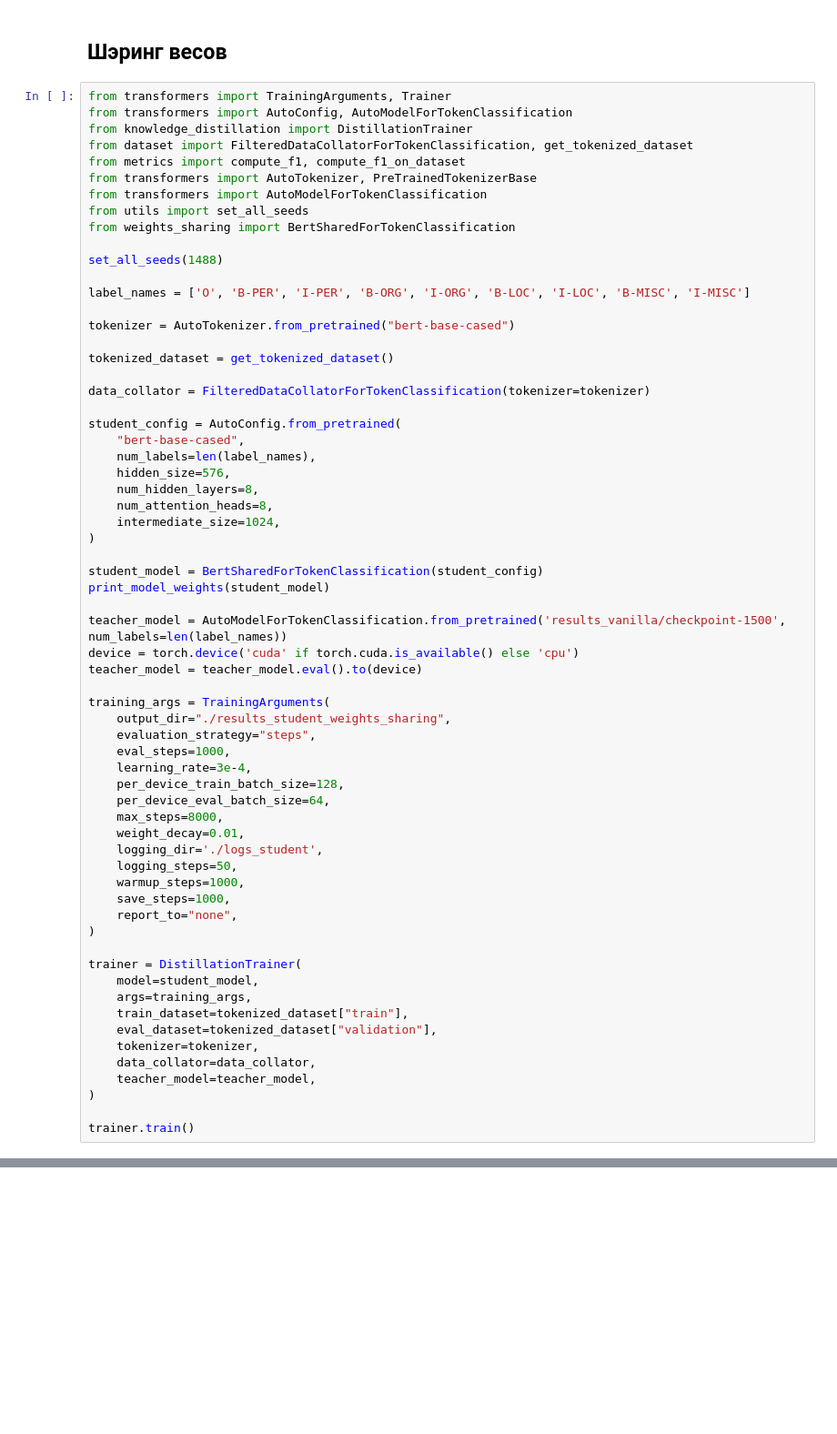
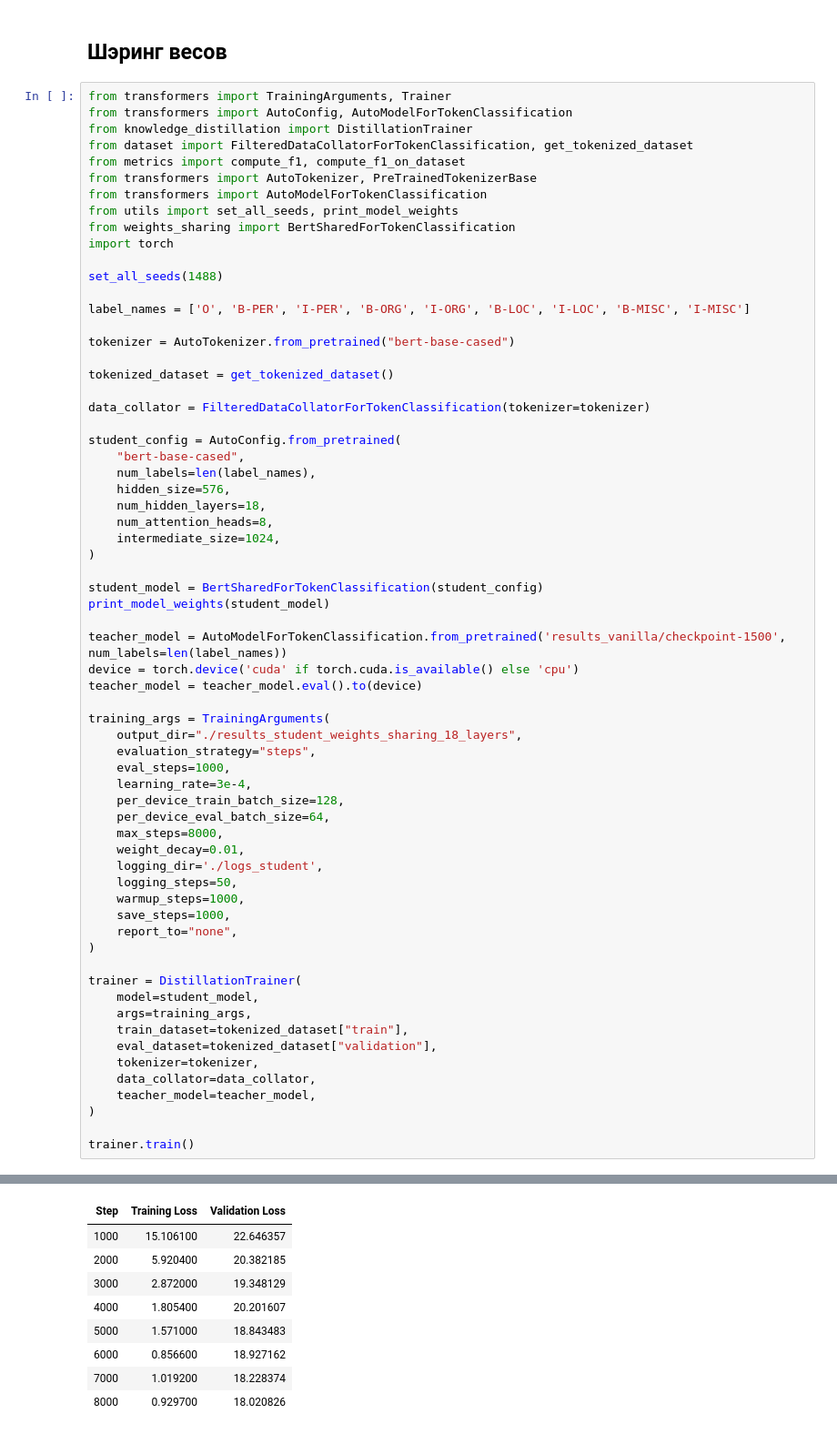
Before and after one commit to iyubondyrev/make_bert_small_again, a Jupyter notebook: main.ipynb, the cells around one changed output, grey strips where cells are left out. Shown: that part at 91% size. Drawn from its saved outputs; the diff is of its cells as text; blank space fills up the shorter version.

```diff
--- a/main.ipynb
+++ b/main.ipynb
@@ -468,8 +476,9 @@ from dataset import FilteredDataCollatorForTokenClassification, get_tokenized_da
 from metrics import compute_f1, compute_f1_on_dataset
 from transformers import AutoTokenizer, PreTrainedTokenizerBase
 from transformers import AutoModelForTokenClassification
-from utils import set_all_seeds
+from utils import set_all_seeds, print_model_weights
 from weights_sharing import BertSharedForTokenClassification
+import torch
 
 set_all_seeds(1488)
 
@@ -485,7 +494,7 @@ student_config = AutoConfig.from_pretrained(
     "bert-base-cased",
     num_labels=len(label_names),
     hidden_size=576,
-    num_hidden_layers=8,
+    num_hidden_layers=18,
     num_attention_heads=8,
     intermediate_size=1024,
 )
@@ -498,7 +507,7 @@ device = torch.device('cuda' if torch.cuda.is_available() else 'cpu')
 teacher_model = teacher_model.eval().to(device)
 
 training_args = TrainingArguments(
-    output_dir="./results_student_weights_sharing",
+    output_dir="./results_student_weights_sharing_18_layers",
     evaluation_strategy="steps",
     eval_steps=1000,
     learning_rate=3e-4,
@@ -524,3 +533,4 @@ trainer = DistillationTrainer(
 )
 
 trainer.train()
+# %% [output]
@@ -526,0 +543,9 @@ trainer.train()
+| Step | Training Loss | Validation Loss |
+| 1000 | 15.106100 | 22.646357 |
+| 2000 | 5.920400 | 20.382185 |
+| 3000 | 2.872000 | 19.348129 |
+| 4000 | 1.805400 | 20.201607 |
+| 5000 | 1.571000 | 18.843483 |
+| 6000 | 0.856600 | 18.927162 |
+| 7000 | 1.019200 | 18.228374 |
+| 8000 | 0.929700 | 18.020826 |
```
Also changed, not shown: parts of 7 cells of this notebook.
